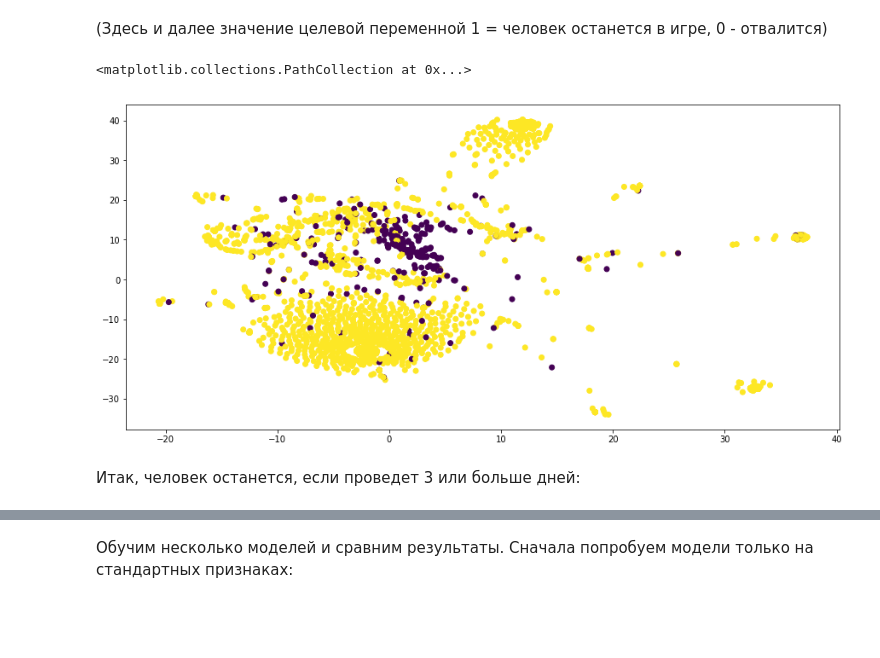
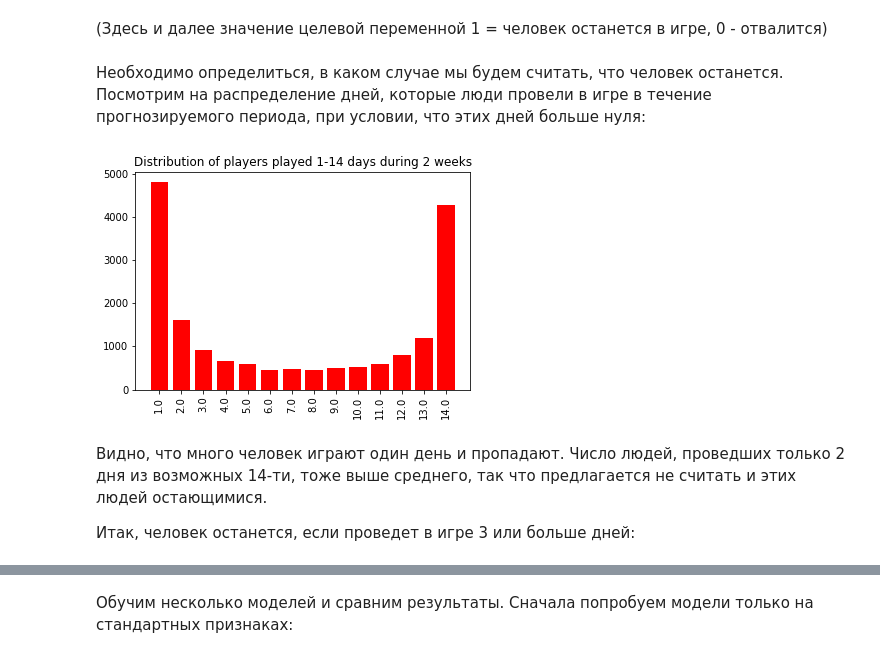
Before and after one commit to iagorshkov/Data_analysis_projects, a Jupyter notebook: Отчет.ipynb, the cells around one changed output, grey strips where cells are left out. Cells and saved outputs as stored; diff of their text form; code cells hidden in the pictures; blank space fills up the shorter version.

```diff
--- a/Отчет.ipynb
+++ b/Отчет.ipynb
@@ -162,16 +161,20 @@ y.columns = ['id', 'y']
 # %%
 valid_players = valid_players.merge(y, on='id', how='left')
 valid_players['y'] = valid_players['y'].fillna(0)
-# %%
-from sklearn.manifold import TSNE
-viz = TSNE().fit_transform(valid_players[valid_players.columns[1:-2]].values[:2000])
-fig = plt.figure(figsize=(15, 7))
-plt.scatter(viz[:,0], viz[:,1], c=(valid_players['y'].values[:2000] == 0).astype(int))
-# %% [output]
-<matplotlib.collections.PathCollection at 0x...>
-[figure, removed]
-# %% [markdown]
-Итак, человек останется, если проведет 3 или больше дней:
+# %% [markdown]
+Необходимо определиться, в каком случае мы будем считать, что человек останется. Посмотрим на распределение дней, которые люди провели в игре в течение прогнозируемого периода, при условии, что этих дней больше нуля:
+# %%
+n_days = pd.DataFrame(valid_players[valid_players['y'] > 0]['y'].value_counts()).reset_index().rename(columns={'index':'n_days', 'y':'n_players'}).sort_values('n_days')
+plt.bar(range(n_days.shape[0]), n_days['n_players'].values,
+       color="r", align="center")
+plt.xticks(range(n_days.shape[0]), n_days['n_days'].values, rotation=90);
+plt.title('Distribution of players played 1-14 days during 2 weeks');
+# %% [output]
+[figure, added]
+# %% [markdown]
+Видно, что много человек играют один день и пропадают. Число людей, проведших только 2 дня из возможных 14-ти, тоже выше среднего, так что предлагается не считать и этих людей остающимися.
+
+Итак, человек останется, если проведет в игре 3 или больше дней:
 # %%
 valid_players['will_stay'] = (valid_players['y'] > 2).astype(int)
 classif_df = valid_players.drop(['y'], axis=1)
```
Also changed, not shown: parts of 57 cells of this notebook, 2 other files.
